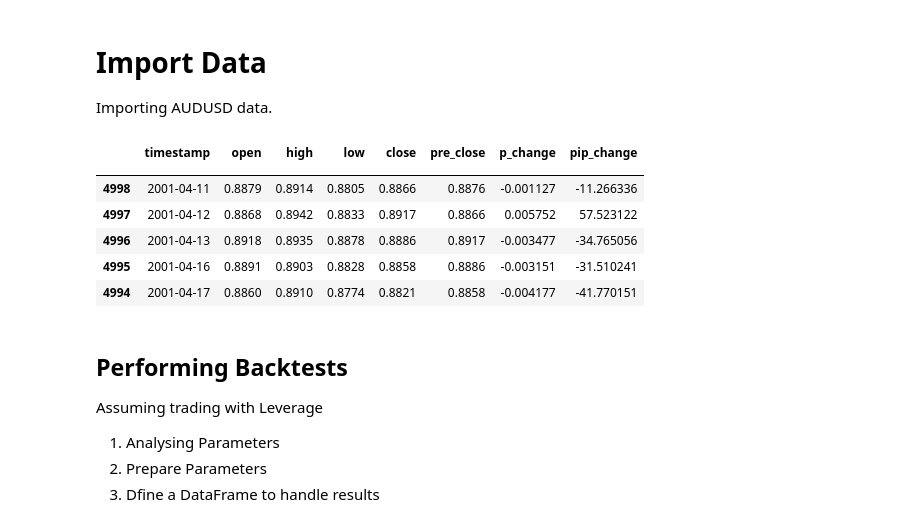
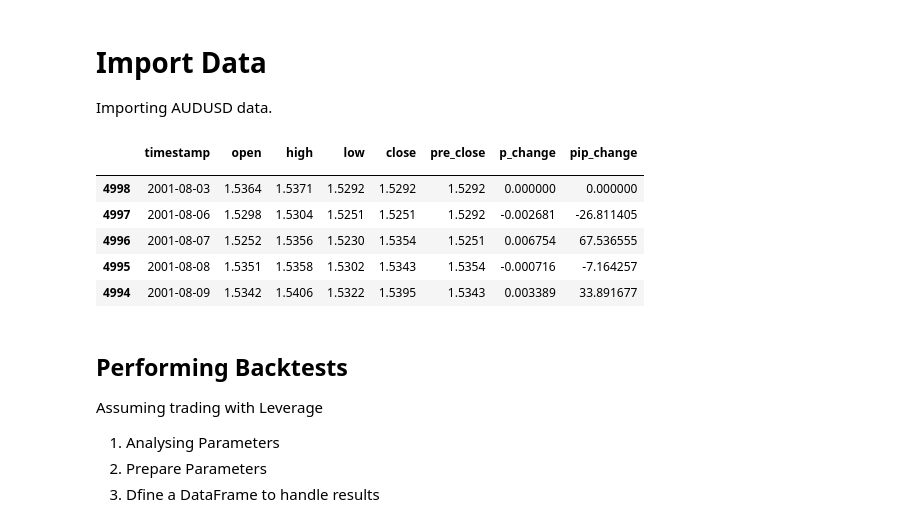
Before and after one commit to jacktator/QuantTrading_Py, a Jupyter notebook: alpha/strategies/optimization_sv.ipynb, the cells around one changed output. Cells and saved outputs as stored; diff of their text form; code cells hidden in the pictures.

```diff
--- a/alpha/strategies/optimization_sv.ipynb
+++ b/alpha/strategies/optimization_sv.ipynb
@@ -6,26 +6,26 @@ Importing AUDUSD data.
 # %%
 
 import pandas as pd
 import numpy as np
 import matplotlib.pyplot as plt
 
-forex_symbol = "EURUSD"
+forex_symbol = "USDCAD"
 
 forex_df = pd.read_csv('../../data/gen/{}_Daily_df.csv'.format(forex_symbol),
                        parse_dates=True,
                        index_col=0)
 # Strip whitespace from column names
 forex_df.columns = forex_df.columns.str.strip()
 # Print
 forex_df.head()
 # %% [output]
 |  | timestamp | open | high | low | close | pre_close | p_change | pip_change |
 |  |  |  |  |  |  |  |  |  |
-| 4998 | 2001-04-11 | 0.8879 | 0.8914 | 0.8805 | 0.8866 | 0.8876 | -0.001127 | -11.266336 |
-| 4997 | 2001-04-12 | 0.8868 | 0.8942 | 0.8833 | 0.8917 | 0.8866 | 0.005752 | 57.523122 |
-| 4996 | 2001-04-13 | 0.8918 | 0.8935 | 0.8878 | 0.8886 | 0.8917 | -0.003477 | -34.765056 |
-| 4995 | 2001-04-16 | 0.8891 | 0.8903 | 0.8828 | 0.8858 | 0.8886 | -0.003151 | -31.510241 |
-| 4994 | 2001-04-17 | 0.8860 | 0.8910 | 0.8774 | 0.8821 | 0.8858 | -0.004177 | -41.770151 |
+| 4998 | 2001-08-03 | 1.5364 | 1.5371 | 1.5292 | 1.5292 | 1.5292 | 0.000000 | 0.000000 |
+| 4997 | 2001-08-06 | 1.5298 | 1.5304 | 1.5251 | 1.5251 | 1.5292 | -0.002681 | -26.811405 |
+| 4996 | 2001-08-07 | 1.5252 | 1.5356 | 1.5230 | 1.5354 | 1.5251 | 0.006754 | 67.536555 |
+| 4995 | 2001-08-08 | 1.5351 | 1.5358 | 1.5302 | 1.5343 | 1.5354 | -0.000716 | -7.164257 |
+| 4994 | 2001-08-09 | 1.5342 | 1.5406 | 1.5322 | 1.5395 | 1.5343 | 0.003389 | 33.891677 |
 # %% [markdown]
 
 ## Performing Backtests
```
Also changed, not shown: parts of 8 cells of this notebook, 3 other files.
